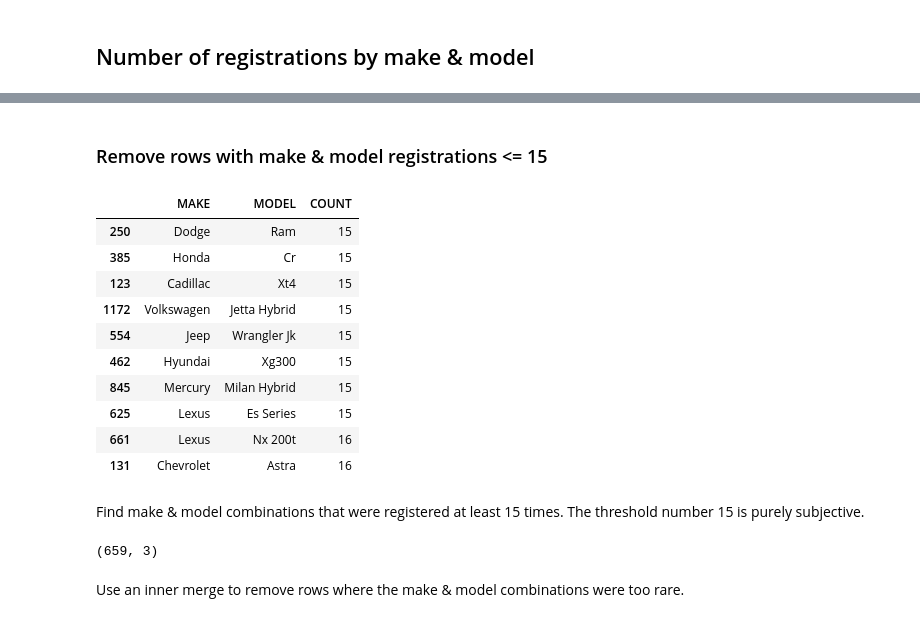
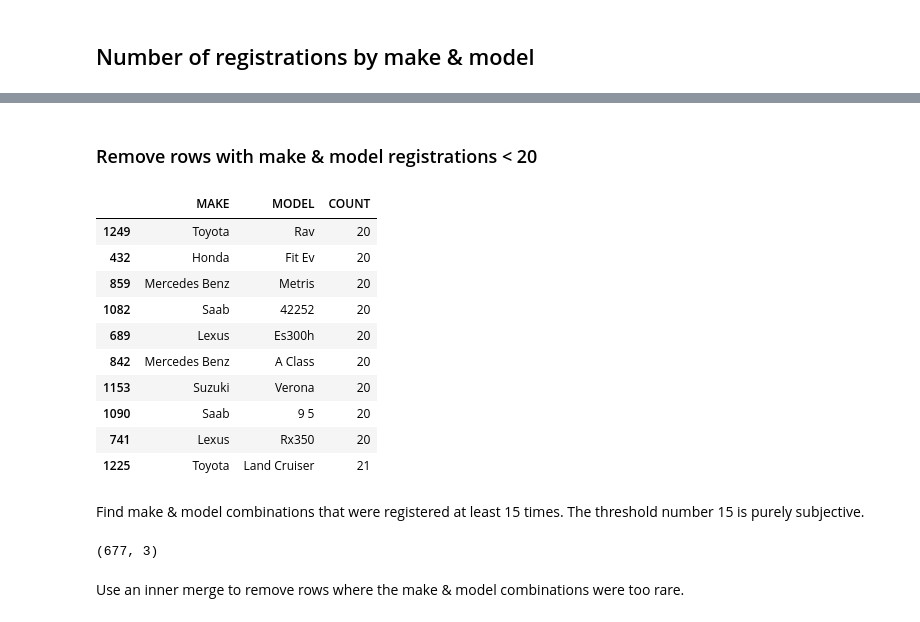
Before and after one commit to subwaymatch/park-blog-hugo, a Jupyter notebook: content/notebooks/cleaning-chicago-ridesharing-vehicles-dataset.ipynb, the cells around one changed output, grey strips where cells are left out. Cells and saved outputs as stored; diff of their text form; code cells hidden in the pictures.

Commit message:
Update chicago-ridesharing-vehicles notebook

```diff
--- a/content/notebooks/cleaning-chicago-ridesharing-vehicles-dataset.ipynb
+++ b/content/notebooks/cleaning-chicago-ridesharing-vehicles-dataset.ipynb
@@ -184,26 +184,26 @@ df_count_by_vehicle.head(5)
 # %% [markdown]
-### Remove rows with make & model registrations <= 15
+### Remove rows with make & model registrations < 20
 # %%
-df_count_by_vehicle[df_count_by_vehicle['COUNT'] >= 15].head(10)
+df_count_by_vehicle[df_count_by_vehicle['COUNT'] >= 20].head(10)
 # %% [output]
 |  | MAKE | MODEL | COUNT |
-| 250 | Dodge | Ram | 15 |
-| 385 | Honda | Cr | 15 |
-| 123 | Cadillac | Xt4 | 15 |
-| 1172 | Volkswagen | Jetta Hybrid | 15 |
-| 554 | Jeep | Wrangler Jk | 15 |
-| 462 | Hyundai | Xg300 | 15 |
-| 845 | Mercury | Milan Hybrid | 15 |
-| 625 | Lexus | Es Series | 15 |
-| 661 | Lexus | Nx 200t | 16 |
-| 131 | Chevrolet | Astra | 16 |
+| 1249 | Toyota | Rav | 20 |
+| 432 | Honda | Fit Ev | 20 |
+| 859 | Mercedes Benz | Metris | 20 |
+| 1082 | Saab | 42252 | 20 |
+| 689 | Lexus | Es300h | 20 |
+| 842 | Mercedes Benz | A Class | 20 |
+| 1153 | Suzuki | Verona | 20 |
+| 1090 | Saab | 9 5 | 20 |
+| 741 | Lexus | Rx350 | 20 |
+| 1225 | Toyota | Land Cruiser | 21 |
 # %% [markdown]
 Find make & model combinations that were registered at least 15 times. The threshold number 15 is purely subjective.
 # %%
-df_threshold = df_count_by_vehicle[df_count_by_vehicle['COUNT'] >= 15]
+df_threshold = df_count_by_vehicle[df_count_by_vehicle['COUNT'] >= 20]
 df_threshold.shape
 # %% [output]
-(659, 3)
+(677, 3)
 # %% [markdown]
 Use an inner merge to remove rows where the make & model combinations were too rare.
 # %%
```
Also changed, not shown: parts of 6 cells of this notebook, 2 other files.
